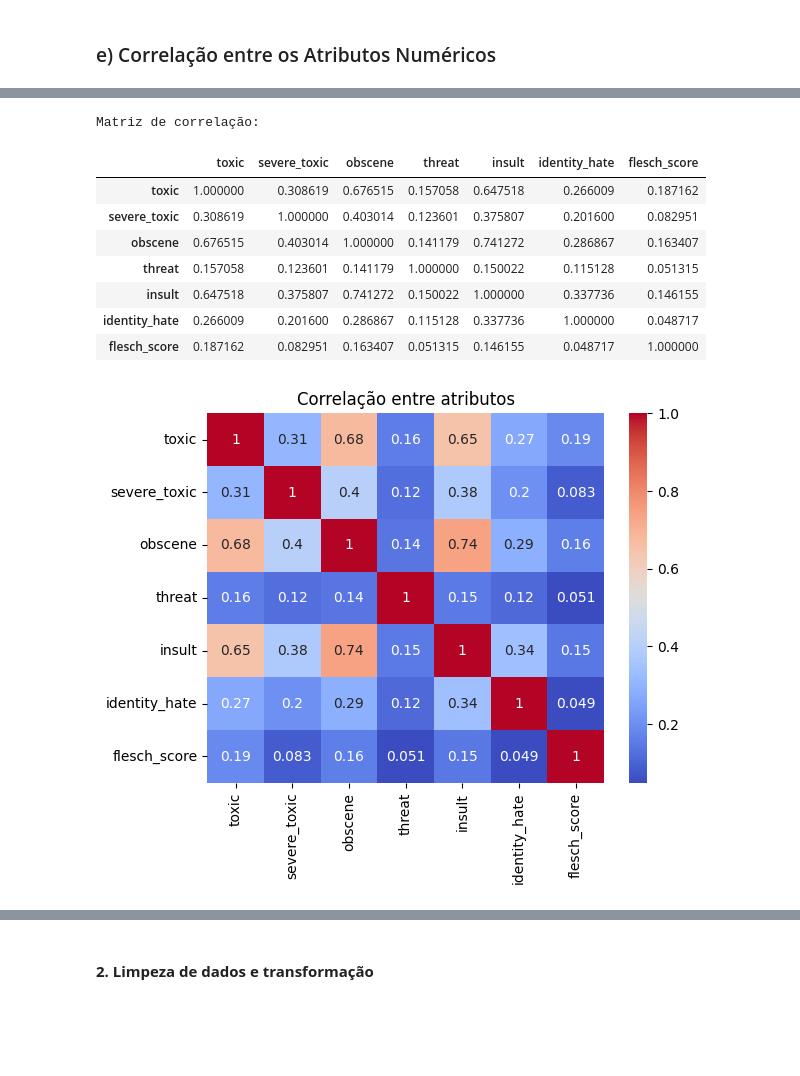
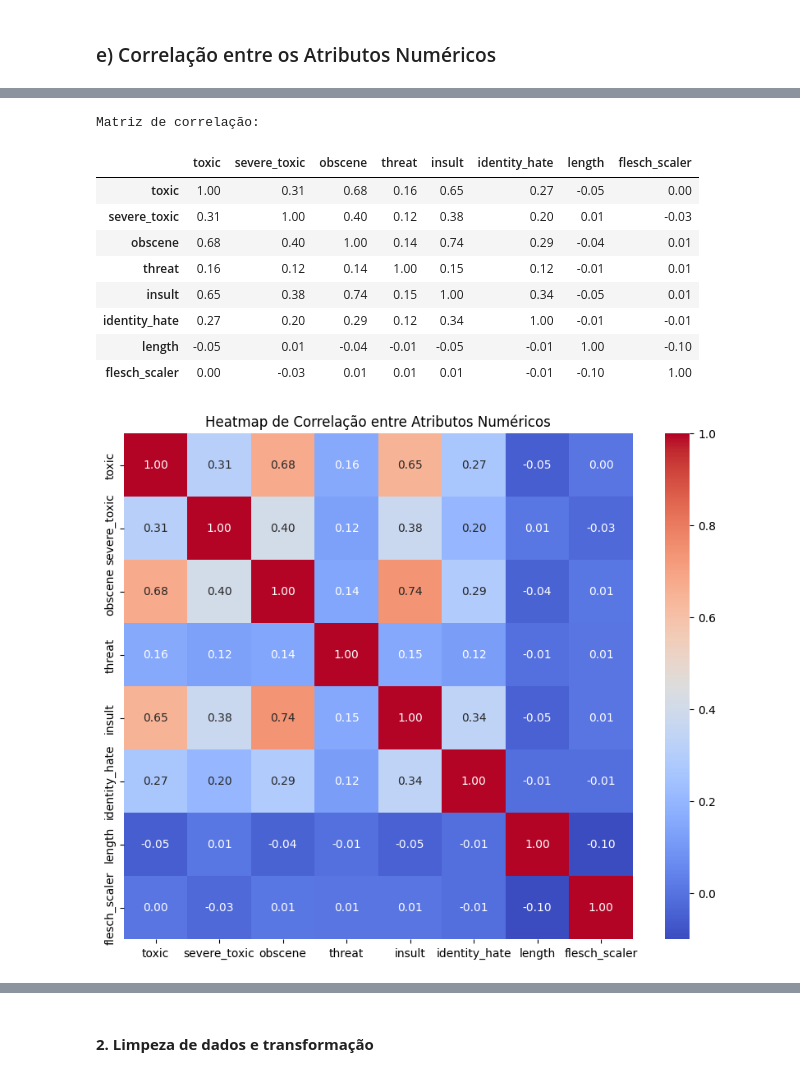
Before and after one commit to Alex300VA24/projectToxicComment, a Jupyter notebook: toxic_comments/notebooks/toxic_classification.ipynb, the cells around one changed output, grey strips where cells are left out. Cells and saved outputs as stored; diff of their text form; code cells hidden in the pictures; blank space fills up the shorter version.

```diff
--- a/toxic_comments/notebooks/toxic_classification.ipynb
+++ b/toxic_comments/notebooks/toxic_classification.ipynb
@@ -47,3 +47,10 @@ train.head()
 | 2 | 000113f07ec002fd | Hey man, I'm really not trying to... | 0 | 0 | 0 | 0 | 0 | 0 |
 | 3 | 0001b41b1c6bb37e | "\nMore\nI can't make any real su... | 0 | 0 | 0 | 0 | 0 | 0 |
 | 4 | 0001d958c54c6e35 | You, sir, are my hero. Any chance... | 0 | 0 | 0 | 0 | 0 | 0 |
+# %%
+# Adicionar a coluna length (número de caracteres no comentário)
+train['length'] = train['comment_text'].apply(lambda x: len(str(x)))
+
+# Adicionar a coluna flesch_scaler (índice de legibilidade)
+train['flesch_scaler'] = train['comment_text'].apply(lambda x: flesch_reading_ease(str(x)))
+train.head()
@@ -111,5 +128,0 @@ plt.show()
-# %%
-train['flesch_score'] = train['comment_text'].apply(flesch_reading_ease)
-test['flesch_score'] = test['comment_text'].apply(flesch_reading_ease)
-train['flesch_score'] = train['flesch_score'].apply(lambda x: x if x >= 0 and x <= 150 else np.nan)
-train['flesch_score'].describe()
@@ -196,0 +206,11 @@ Tabela de distribuição de valores e popularidade:
+# %%
+# Comentarios con múltiples etiquetas
+train['num_bin_cols'] = train[bin_cols].sum(axis=1)
+
+# Distribuição de número de etiquetas por comentário
+plt.figure(figsize=(8, 5))
+sns.countplot(x='num_labels', data=train, palette='viridis')
+plt.title('Distribuição de Etiquetas por Comentário')
+plt.xlabel('Número de Etiquetas por Comentário')
+plt.ylabel('Número de Comentários')
+plt.show()
@@ -308,24 +322,31 @@ No nosso caso, as variáveis são **binárias** (`0` e `1`), mas ainda assim pod
 # %%
-# Matriz de correlação
-correlation_matrix = train[bin_cols + ['flesch_score']].corr()
+from scipy.stats import pointbiserialr, pearsonr
 
-# Exibir a matriz como tabela
+# Selecionar atributos numéricos
+numeric_cols = bin_cols + ['length', 'flesch_scaler']
+
+# Calcular matriz de correlação
+corr_matrix = train[numeric_cols].corr()
+
+# Mostrar como tabela
 print("Matriz de correlação:")
-display(correlation_matrix)
+display(corr_matrix.round(2))
 
-# Visualizar com heatmap
-sns.heatmap(correlation_matrix, annot=True, cmap="coolwarm")
-plt.title("Correlação entre atributos")
+# Visualizar como heatmap
+plt.figure(figsize=(10, 8))
+sns.heatmap(corr_matrix, annot=True, cmap='coolwarm', fmt=".2f")
+plt.title("Heatmap de Correlação entre Atributos Numéricos")
 plt.show()
 # %% [output]
 Matriz de correlação:
-|  | toxic | severe_toxic | obscene | threat | insult | identity_hate | flesch_score |
-| toxic | 1.000000 | 0.308619 | 0.676515 | 0.157058 | 0.647518 | 0.266009 | 0.187162 |
-| severe_toxic | 0.308619 | 1.000000 | 0.403014 | 0.123601 | 0.375807 | 0.201600 | 0.082951 |
-| obscene | 0.676515 | 0.403014 | 1.000000 | 0.141179 | 0.741272 | 0.286867 | 0.163407 |
-| threat | 0.157058 | 0.123601 | 0.141179 | 1.000000 | 0.150022 | 0.115128 | 0.051315 |
-| insult | 0.647518 | 0.375807 | 0.741272 | 0.150022 | 1.000000 | 0.337736 | 0.146155 |
-| identity_hate | 0.266009 | 0.201600 | 0.286867 | 0.115128 | 0.337736 | 1.000000 | 0.048717 |
-| flesch_score | 0.187162 | 0.082951 | 0.163407 | 0.051315 | 0.146155 | 0.048717 | 1.000000 |
+|  | toxic | severe_toxic | obscene | threat | insult | identity_hate | length | flesch_scaler |
+| toxic | 1.00 | 0.31 | 0.68 | 0.16 | 0.65 | 0.27 | -0.05 | 0.00 |
+| severe_toxic | 0.31 | 1.00 | 0.40 | 0.12 | 0.38 | 0.20 | 0.01 | -0.03 |
+| obscene | 0.68 | 0.40 | 1.00 | 0.14 | 0.74 | 0.29 | -0.04 | 0.01 |
+| threat | 0.16 | 0.12 | 0.14 | 1.00 | 0.15 | 0.12 | -0.01 | 0.01 |
+| insult | 0.65 | 0.38 | 0.74 | 0.15 | 1.00 | 0.34 | -0.05 | 0.01 |
+| identity_hate | 0.27 | 0.20 | 0.29 | 0.12 | 0.34 | 1.00 | -0.01 | -0.01 |
+| length | -0.05 | 0.01 | -0.04 | -0.01 | -0.05 | -0.01 | 1.00 | -0.10 |
+| flesch_scaler | 0.00 | -0.03 | 0.01 | 0.01 | 0.01 | -0.01 | -0.10 | 1.00 |
-[figure, old version]
+[figure, new version]
 # %% [markdown]
```
Also changed, not shown: parts of 36 cells of this notebook, 1 other file.
